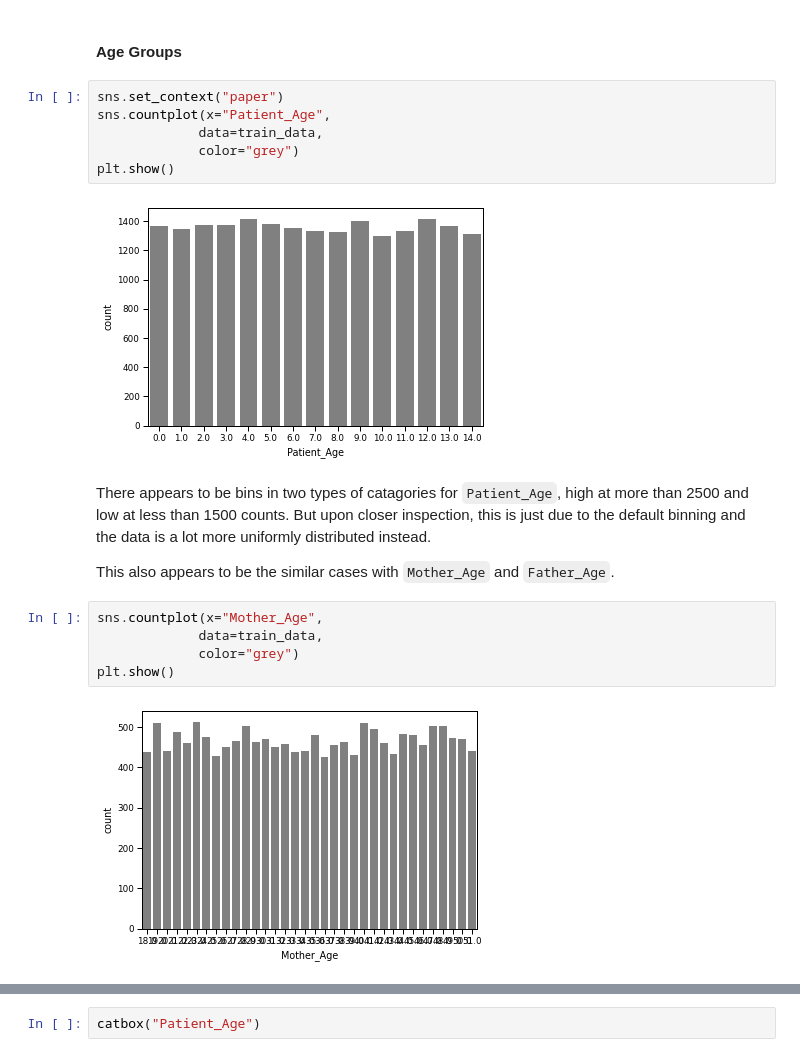
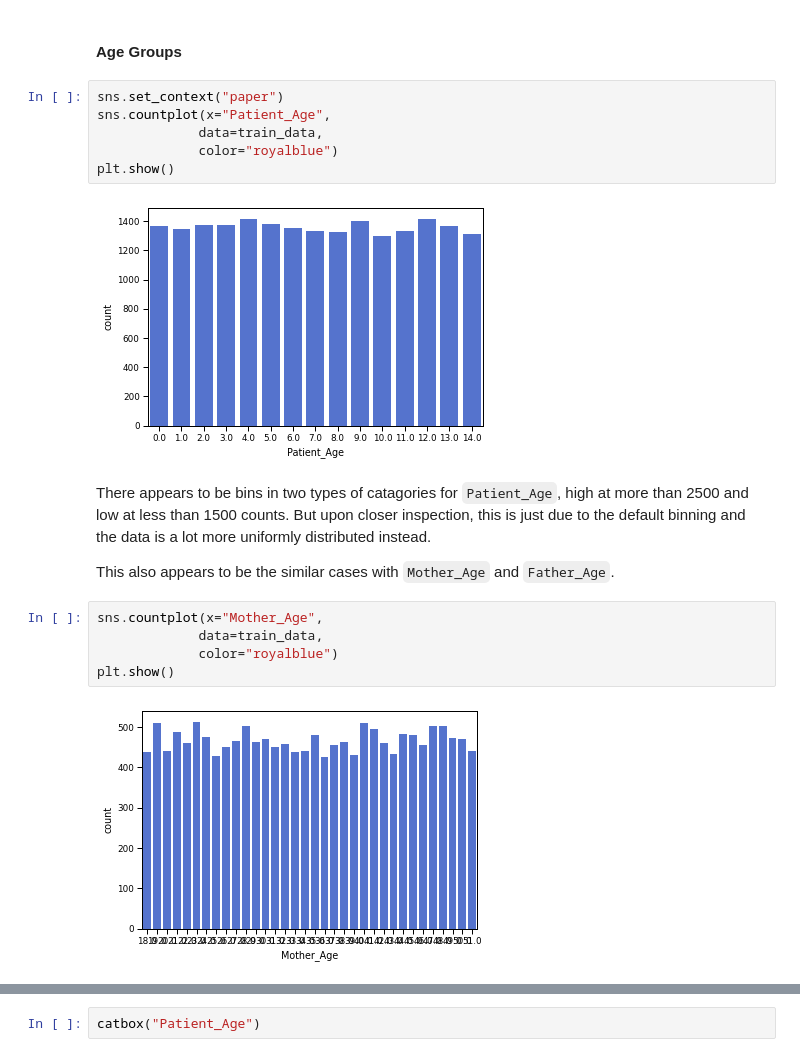
Before and after one commit to ehsung/Capstone-Project-2---Identify-Genetic-Disorder-is-Children, a Jupyter notebook: Notebooks/EDA.ipynb, the cells around one changed output, grey strips where cells are left out. Saved outputs shown, nothing was run; the diff lists cells and outputs as text.

```diff
--- a/Notebooks/EDA.ipynb
+++ b/Notebooks/EDA.ipynb
@@ -183,11 +211,11 @@ plt.show()
 # %%
 sns.set_context("paper")
 sns.countplot(x="Patient_Age",
              data=train_data,
-             color="grey")
+             color="royalblue")
 plt.show()
 # %% [output]
-[figure, old version]
+[figure, new version]
 # %% [markdown]
 There appears to be bins in two types of catagories for `Patient_Age`, high at more than 2500 and low at less than 1500 counts. But upon closer inspection, this is just due to the default binning and the data is a lot more uniformly distributed instead.
 
@@ -195,10 +223,10 @@ This also appears to be the similar cases with `Mother_Age` and `Father_Age`.
 # %%
 sns.countplot(x="Mother_Age",
              data=train_data,
-             color="grey")
+             color="royalblue")
 plt.show()
 # %% [output]
-[figure, old version]
+[figure, new version]
 # %%
 sns.countplot(x="Father_Age",
              data=train_data,
```
Also changed, not shown: parts of 27 cells of this notebook, 1 other file.
